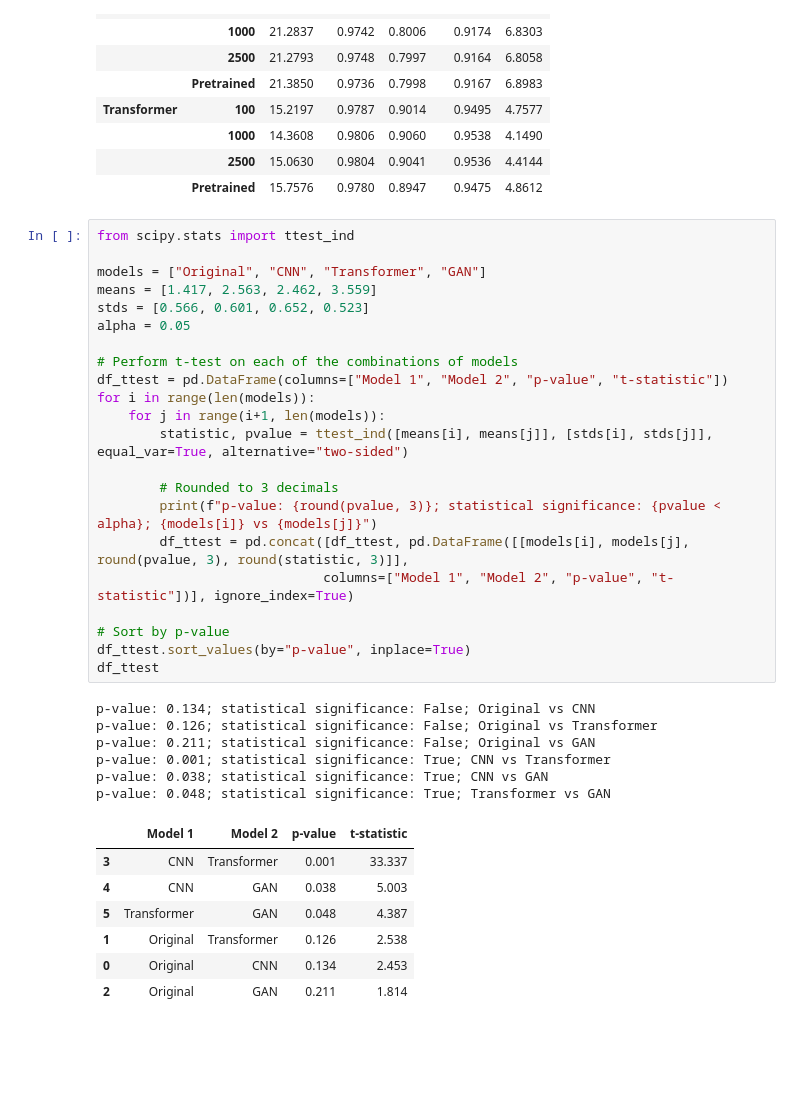
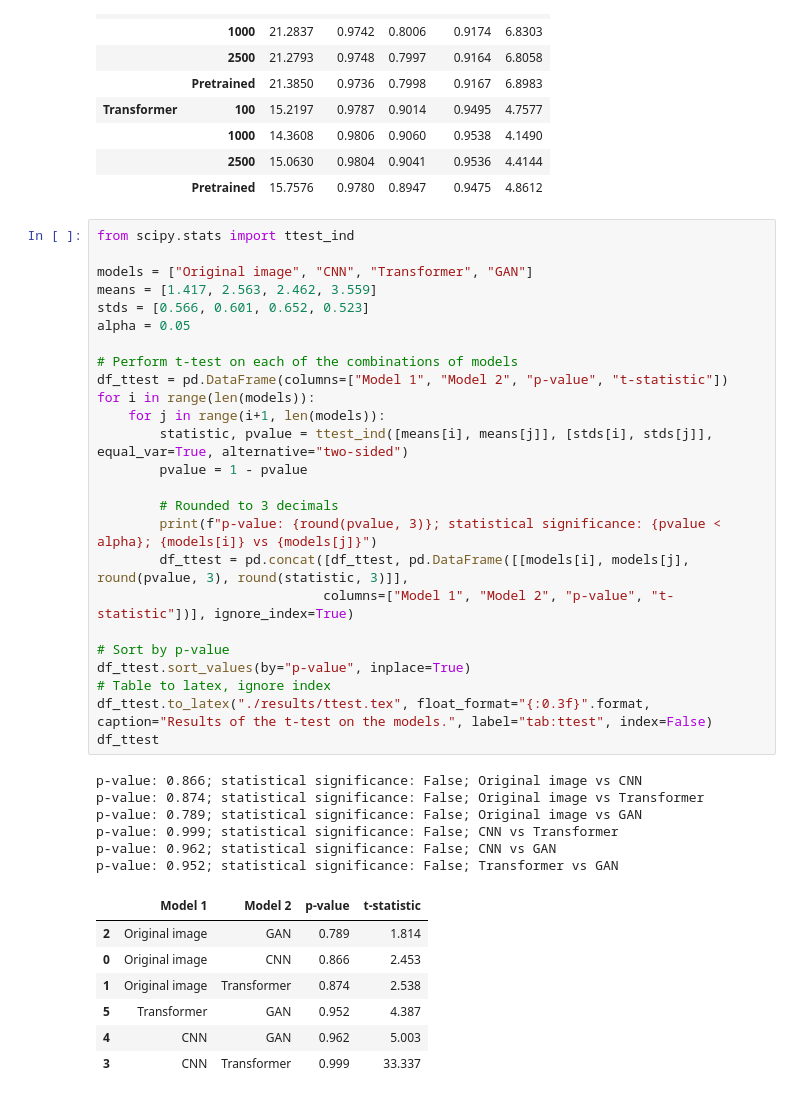
Before and after one commit to Denbergvanthijs/PatternRecognition, a Jupyter notebook: results.ipynb, the cells around one changed output. Saved outputs shown, nothing was run; the diff lists cells and outputs as text; blank space fills up the shorter version.

```diff
--- a/results.ipynb
+++ b/results.ipynb
@@ -64,39 +64,42 @@ df
 # %%
 from scipy.stats import ttest_ind
 
-models = ["Original", "CNN", "Transformer", "GAN"]
+models = ["Original image", "CNN", "Transformer", "GAN"]
 means = [1.417, 2.563, 2.462, 3.559]
 stds = [0.566, 0.601, 0.652, 0.523]
 alpha = 0.05
 
 # Perform t-test on each of the combinations of models
 df_ttest = pd.DataFrame(columns=["Model 1", "Model 2", "p-value", "t-statistic"])
 for i in range(len(models)):
     for j in range(i+1, len(models)):
         statistic, pvalue = ttest_ind([means[i], means[j]], [stds[i], stds[j]], equal_var=True, alternative="two-sided")
+        pvalue = 1 - pvalue
 
         # Rounded to 3 decimals
         print(f"p-value: {round(pvalue, 3)}; statistical significance: {pvalue < alpha}; {models[i]} vs {models[j]}")
         df_ttest = pd.concat([df_ttest, pd.DataFrame([[models[i], models[j], round(pvalue, 3), round(statistic, 3)]],
                              columns=["Model 1", "Model 2", "p-value", "t-statistic"])], ignore_index=True)
 
 # Sort by p-value
 df_ttest.sort_values(by="p-value", inplace=True)
+# Table to latex, ignore index
+df_ttest.to_latex("./results/ttest.tex", float_format="{:0.3f}".format, caption="Results of the t-test on the models.", label="tab:ttest", index=False)
 df_ttest
 # %% [output]
-p-value: 0.134; statistical significance: False; Original vs CNN
-p-value: 0.126; statistical significance: False; Original vs Transformer
-p-value: 0.211; statistical significance: False; Original vs GAN
-p-value: 0.001; statistical significance: True; CNN vs Transformer
-p-value: 0.038; statistical significance: True; CNN vs GAN
-p-value: 0.048; statistical significance: True; Transformer vs GAN
+p-value: 0.866; statistical significance: False; Original image vs CNN
+p-value: 0.874; statistical significance: False; Original image vs Transformer
+p-value: 0.789; statistical significance: False; Original image vs GAN
+p-value: 0.999; statistical significance: False; CNN vs Transformer
+p-value: 0.962; statistical significance: False; CNN vs GAN
+p-value: 0.952; statistical significance: False; Transformer vs GAN
 |  | Model 1 | Model 2 | p-value | t-statistic |
-| 3 | CNN | Transformer | 0.001 | 33.337 |
-| 4 | CNN | GAN | 0.038 | 5.003 |
-| 5 | Transformer | GAN | 0.048 | 4.387 |
-| 1 | Original | Transformer | 0.126 | 2.538 |
-| 0 | Original | CNN | 0.134 | 2.453 |
-| 2 | Original | GAN | 0.211 | 1.814 |
+| 2 | Original image | GAN | 0.789 | 1.814 |
+| 0 | Original image | CNN | 0.866 | 2.453 |
+| 1 | Original image | Transformer | 0.874 | 2.538 |
+| 5 | Transformer | GAN | 0.952 | 4.387 |
+| 4 | CNN | GAN | 0.962 | 5.003 |
+| 3 | CNN | Transformer | 0.999 | 33.337 |
 # %%
 # Plot results
 import matplotlib.pyplot as plt
```
Also changed, not shown: parts of 1 cell of this notebook, 1 other file.
